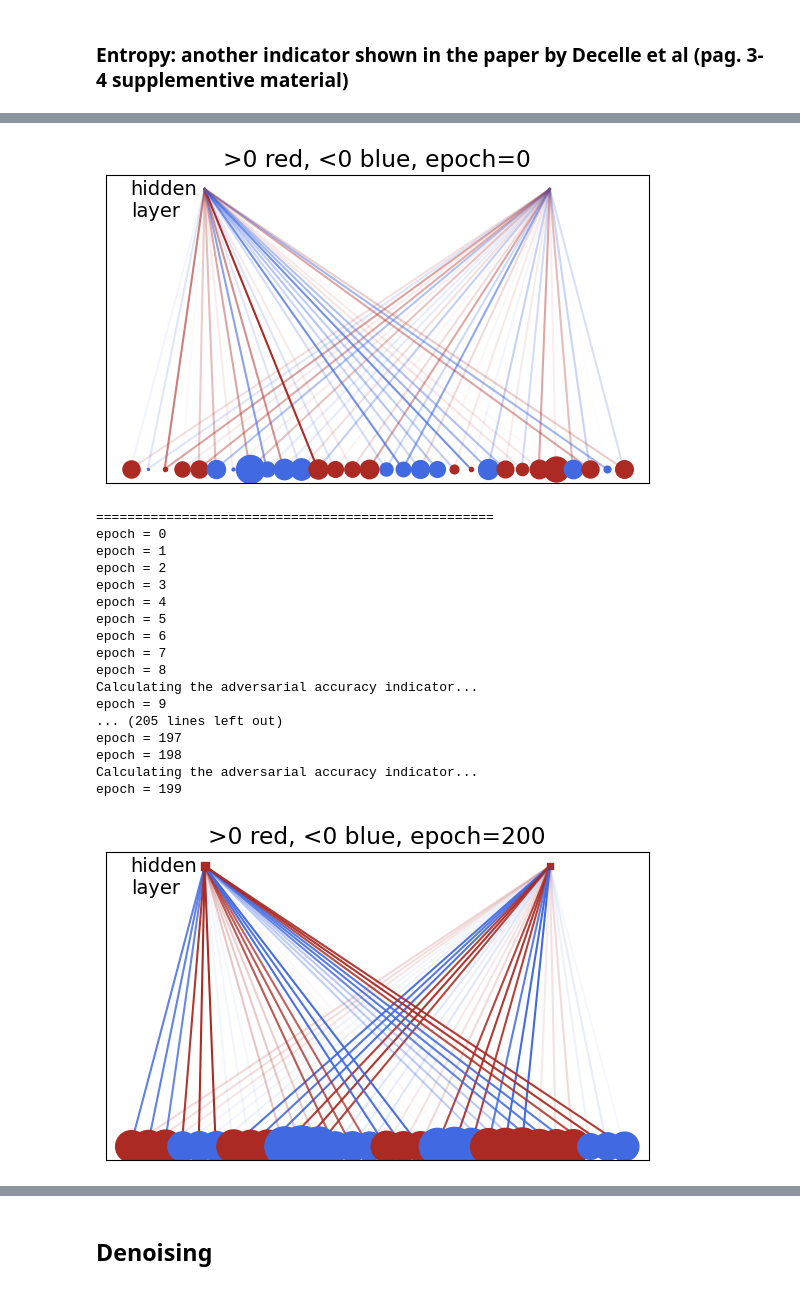
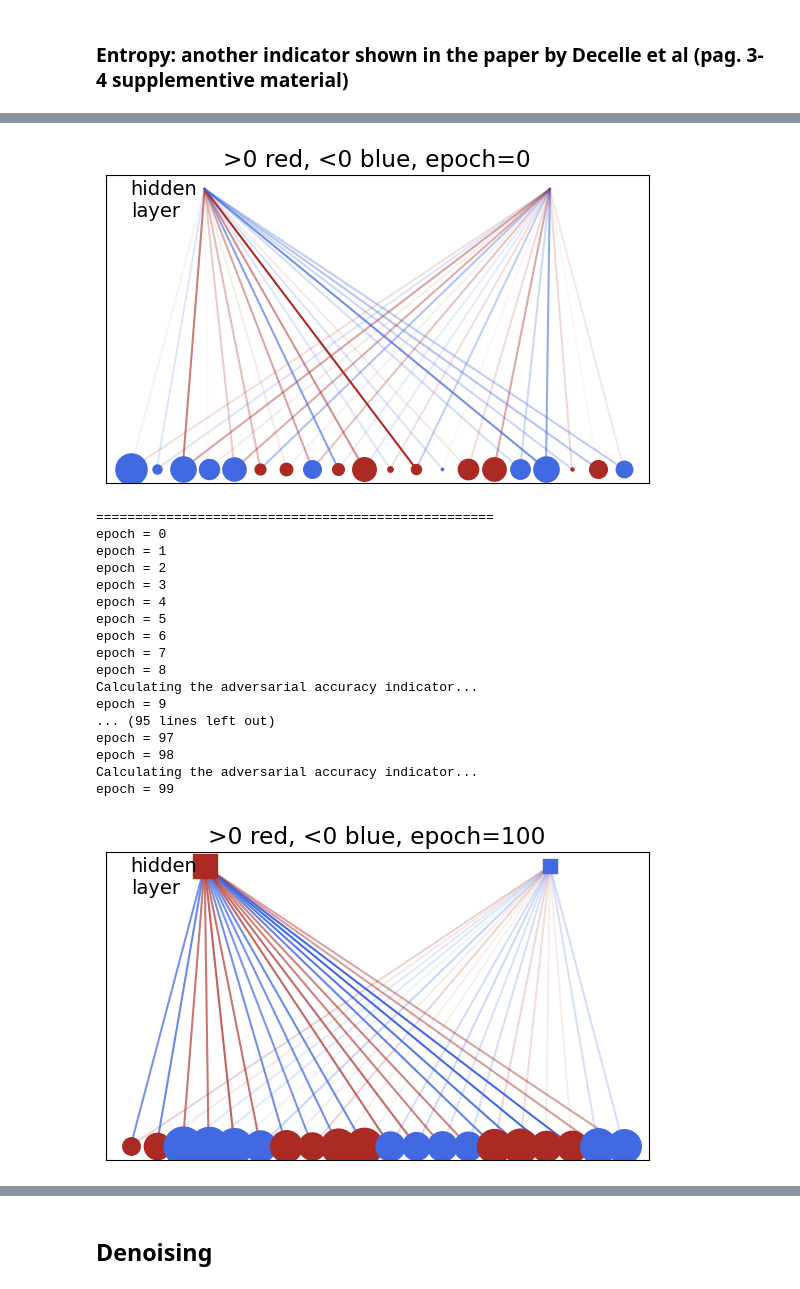
Before and after one commit to RiccardoTancredi/LaboratoryOfComputationalPhysics-Mod.B, a Jupyter notebook: E2/group2301_exercise2.ipynb, the cells around one changed output, grey strips where cells are left out. Drawn from its saved outputs; the diff is of its cells as text; code cells hidden in the pictures.

```diff
--- a/E2/group2301_exercise2.ipynb
+++ b/E2/group2301_exercise2.ipynb
@@ -25,24 +25,24 @@ one_hot = True
 # sigmoid takes into account energy difference = 2
 SPINS = False
 # type of gradient: Adam or Vanilla SGD
-ADAM = False
+ADAM = True
 
 # centering trick
 centering = False
 # Data: we start with data_b (CASE = 1 in the lecture notebook) and then later we will study data_c
-data = "c"
+data = "b"
 # CD-n iterations
-CD = 1
+CD = 20
 # mini batch size for the SGD in the RBM training
-mini_batch_size = 500
+mini_batch_size = 16
 # Number of epochs for the RBM training
-Number_of_epochs = 200
+Number_of_epochs = 100
 
 # Draw weights function of the hidden unit in a A*G table
-draw_weigths = True
+draw_weigths = False
 
 # If we want to save data
-save_file = True
+save_file = False
 # %% [markdown]
 #### **Data generation**: we generate the data as the CASE = 1 shown in class. Data from the folder "Data_c", where there is the file with the unknown data, are displayed at the end of the notebook.
 # %%
@@ -563,7 +578,7 @@ n = CD
 t = 1
 
 #rate, for calculating stuff
-printrate = 1
+printrate = 10
 
 # Number of epochs
 epochs = Number_of_epochs
@@ -583,7 +598,7 @@ else:
 print('===================================================')
 for epoch in range(epochs):
     # aggregate normalization of batch statistics and learning rate
-    t = 1 # Adam time reset at each epoch
+    # t = 1 # Adam time reset at each epoch
     for k in range(N):
         if m==0:
             # initialize averages in miniblock
@@ -673,43 +688,43 @@ for epoch in range(epochs):
 
         # Entropy update
         entropy.append(S(v0, v1))
 
         # Our_score update
         sco_temp = our_score(v1) if data == "b" else our_score_mysterious(v1)
         score.append(sco_temp)
 
-        # # Log-likelihood update
-        # log_temp = log_likelihood(w, a, b, v0-mu_c, hfin-lambda_c)
-        # log_res.append(log_temp)
+        # Log-likelihood update
+        log_temp = log_likelihood(w, a, b, v0-mu_c, hfin-lambda_c)
+        log_res.append(log_temp)
 
-        # print(f"logl = {log_temp}, score = {sco_temp}")
+        print(f"logl = {log_temp}, score = {sco_temp}")
 
     # randomize the order of input data
     np.random.shuffle(v)
 
     print('epoch =', epoch)
 
 plotgraph(epochs)
 # %% [output]
-[figure, old version]
+[figure, new version]
 ===================================================
 epoch = 0
 epoch = 1
 epoch = 2
 epoch = 3
 epoch = 4
 epoch = 5
 epoch = 6
 epoch = 7
 epoch = 8
 Calculating the adversarial accuracy indicator...
 epoch = 9
-... (205 lines left out)
-epoch = 197
-epoch = 198
+... (95 lines left out)
+epoch = 97
+epoch = 98
 Calculating the adversarial accuracy indicator...
-epoch = 199
+epoch = 99
-[figure, old version]
+[figure, new version]
 # %%
 w[:3], a, b, dw[:3], da, db
 # %% [output]
```
Also changed, not shown: parts of 33 cells of this notebook, 5 other files.
